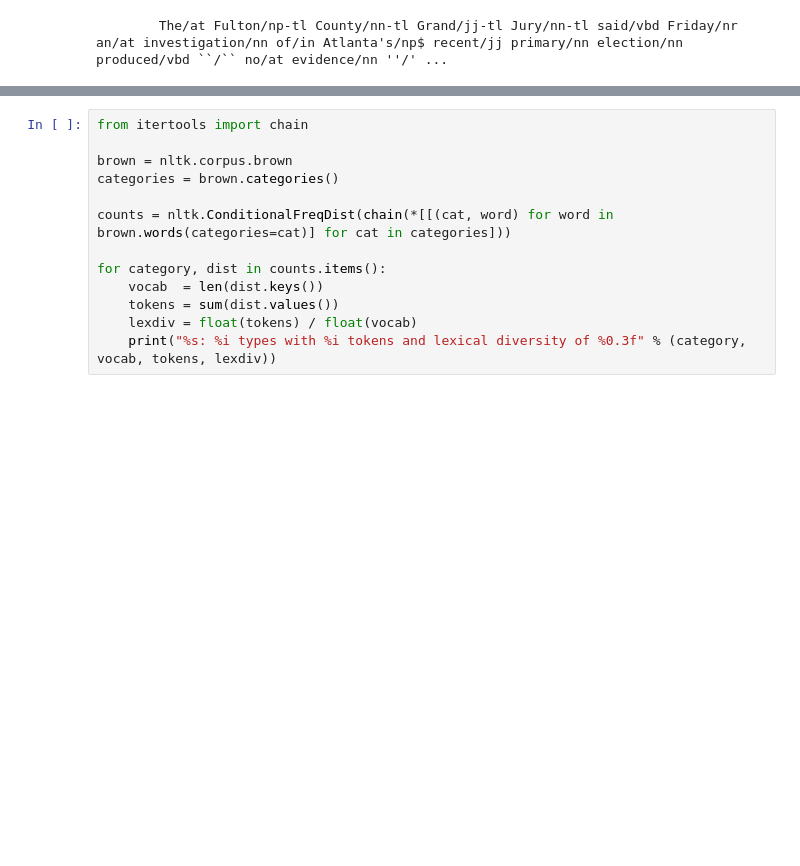
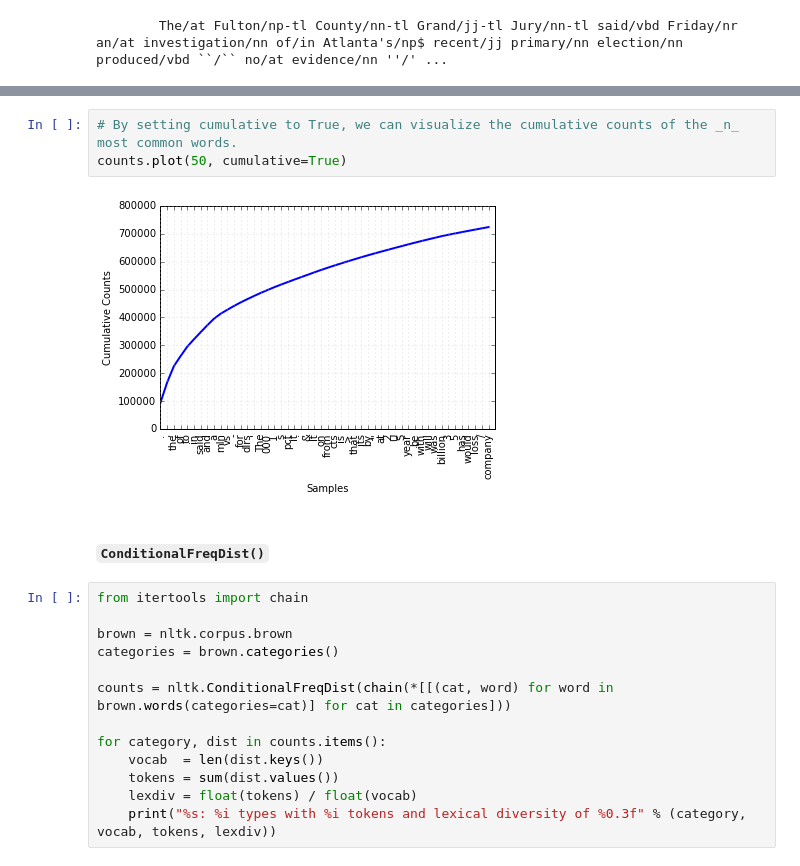
Before and after one commit to DistrictDataLabs/PyCon2016, a Jupyter notebook: notebooks/tutorial/intro_to_nltk.ipynb, the cells around one changed output, grey strips where cells are left out. Drawn from its saved outputs; the diff is of its cells as text; blank space fills up the shorter version.

```diff
--- a/notebooks/tutorial/intro_to_nltk.ipynb
+++ b/notebooks/tutorial/intro_to_nltk.ipynb
@@ -348,3 +367,10 @@ Zipf's law states that given some corpus of natural language utterances, the fre
+# %%
+# By setting cumulative to True, we can visualize the cumulative counts of the _n_ most common words.
+counts.plot(50, cumulative=True)
+# %% [output]
+[figure, added]
+# %% [markdown]
+#### `ConditionalFreqDist()`
 # %%
 from itertools import chain
 
```
Also changed, not shown: parts of 22 cells of this notebook, 2 other files.
